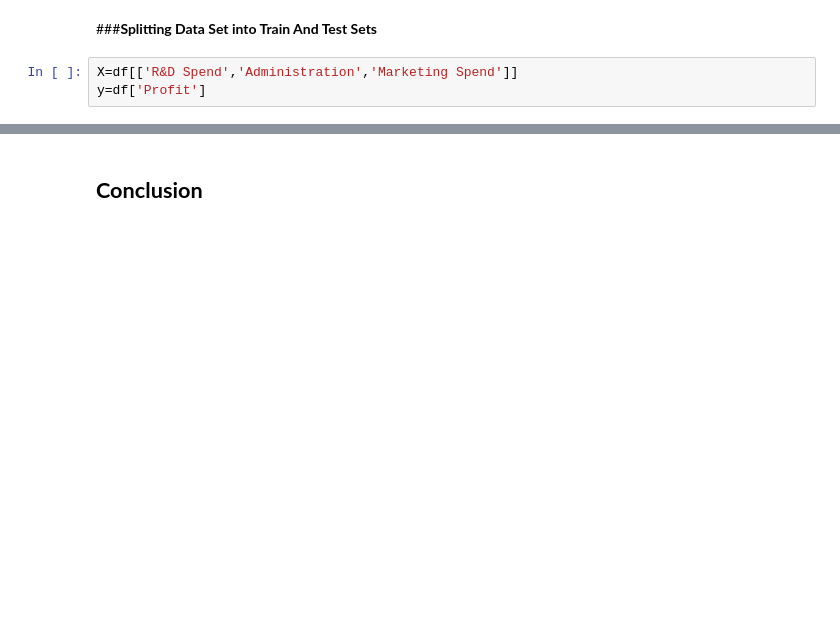
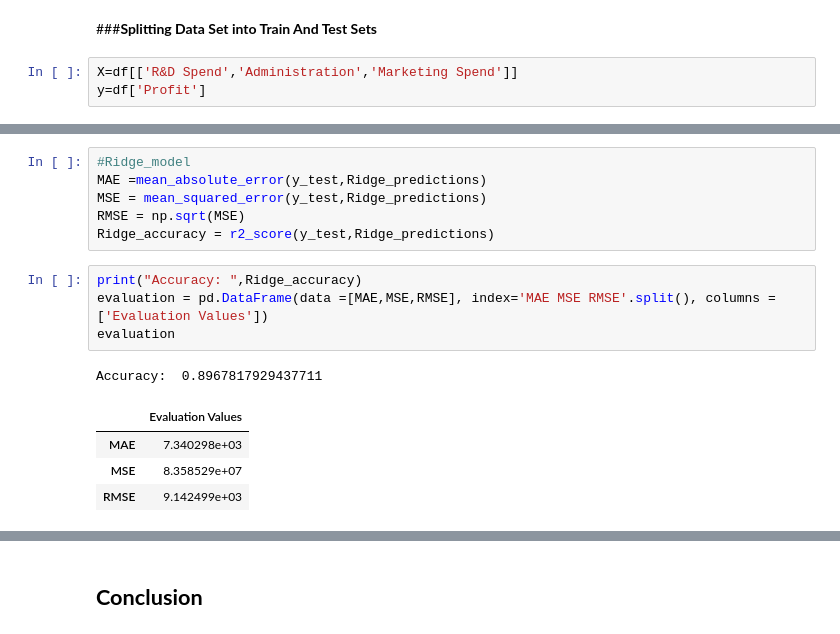
Before and after one commit to adamusengamana/Project_-50_Companies_Model-, a Jupyter notebook: Project_50_Companies_Model.ipynb, the cells around one changed output, grey strips where cells are left out. Drawn from its saved outputs; the diff is of its cells as text; blank space fills up the shorter version.

```diff
--- a/Project_50_Companies_Model.ipynb
+++ b/Project_50_Companies_Model.ipynb
@@ -242,4 +282,20 @@ evaluation
 | MAE | 6.979152e+03 |
 | MSE | 8.092632e+07 |
 | RMSE | 8.995906e+03 |
+# %%
+#Ridge_model
+MAE =mean_absolute_error(y_test,Ridge_predictions)
+MSE = mean_squared_error(y_test,Ridge_predictions)
+RMSE = np.sqrt(MSE)
+Ridge_accuracy = r2_score(y_test,Ridge_predictions)
+# %%
+print("Accuracy: ",Ridge_accuracy)
+evaluation = pd.DataFrame(data =[MAE,MSE,RMSE], index='MAE MSE RMSE'.split(), columns = ['Evaluation Values'])
+evaluation
+# %% [output]
+Accuracy:  0.8967817929437711
+|  | Evaluation Values |
+| MAE | 7.340298e+03 |
+| MSE | 8.358529e+07 |
+| RMSE | 9.142499e+03 |
 # %%
```
Also changed, not shown: parts of 27 cells of this notebook.
